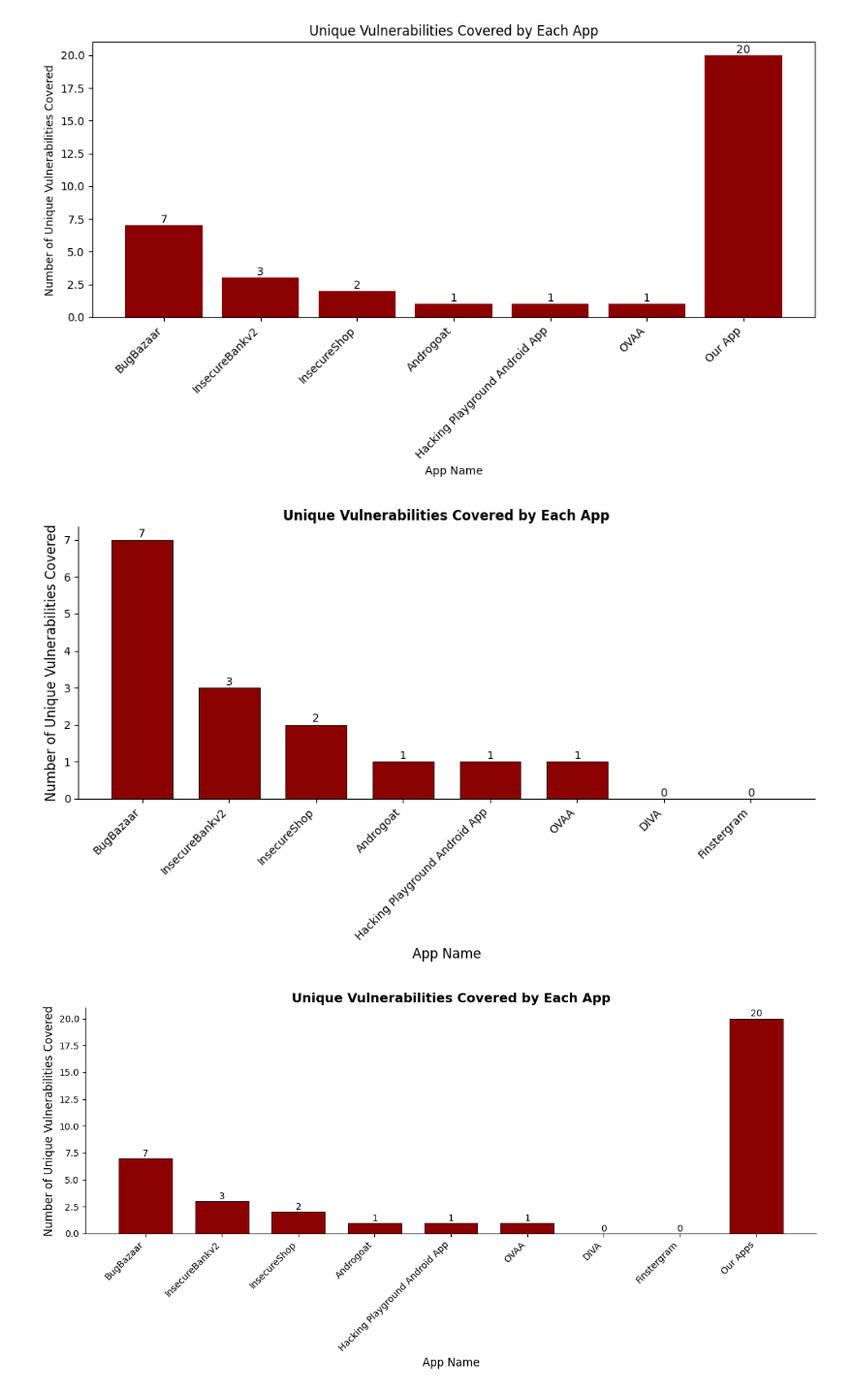
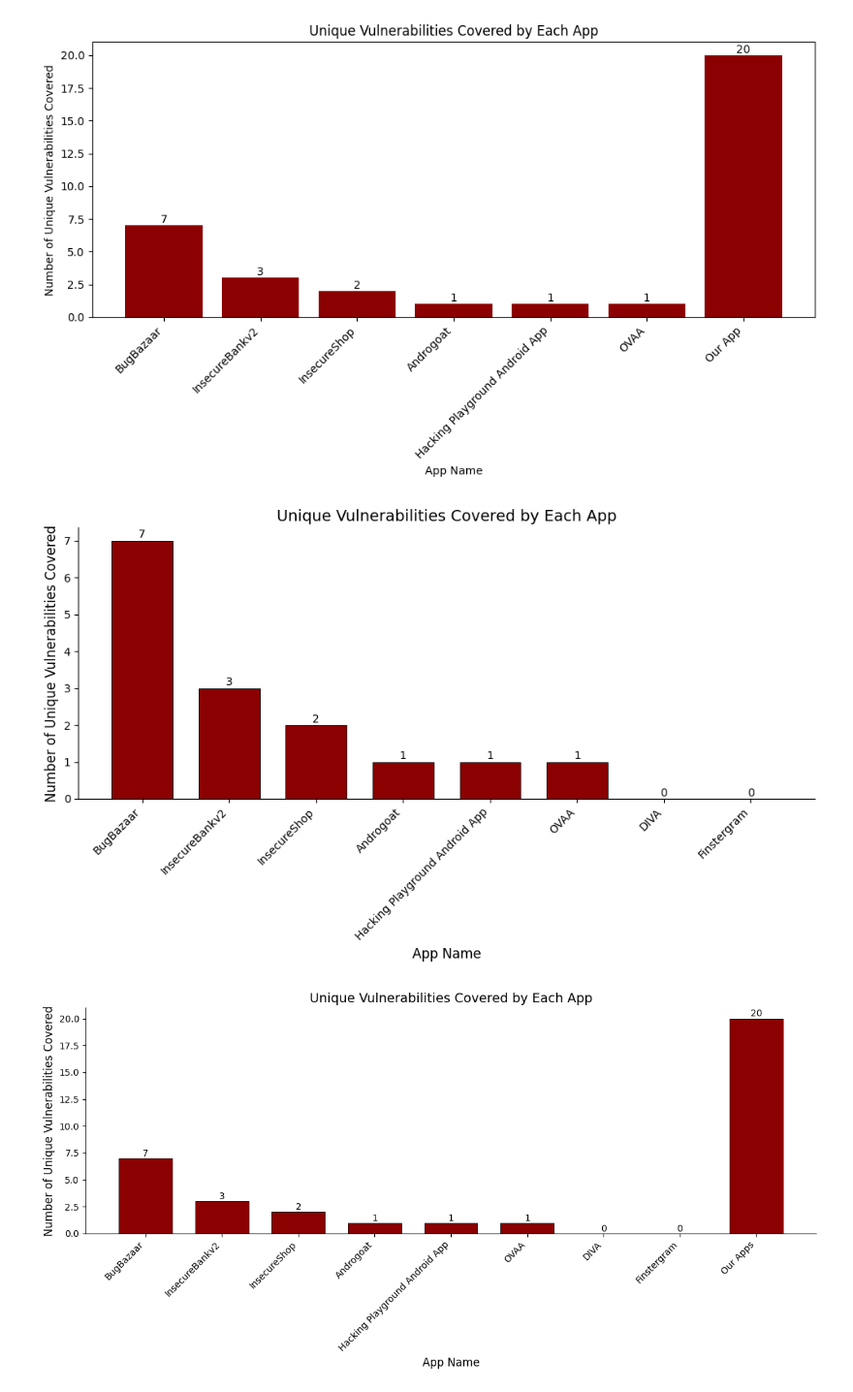
Before and after one commit to domi-cmd/Reference_Application_for_OWASP_MASTG, a Jupyter notebook: dev_documents/seminar_thesis/reference_apps/data_manipulation/coverage_per_app.ipynb, the cells around one changed output. Shown at 97% size. Saved outputs shown, nothing was run; the diff lists cells and outputs as text; code cells hidden in the pictures.

```diff
--- a/dev_documents/seminar_thesis/reference_apps/data_manipulation/coverage_per_app.ipynb
+++ b/dev_documents/seminar_thesis/reference_apps/data_manipulation/coverage_per_app.ipynb
@@ -133,7 +133,7 @@ for bar in bars:
     )
 
 # Styling
-plt.title('Unique Vulnerabilities Covered by Each App', fontsize=12, weight="bold")
+plt.title('Unique Vulnerabilities Covered by Each App', fontsize=14)
 plt.ylabel('Number of Unique Vulnerabilities Covered', fontsize=12)
 plt.xlabel('App Name', fontsize=12)
 
@@ -147,39 +147,39 @@ plt.savefig("../plots/coverage_per_app/unique_without_own_app.png", dpi=300, bbo
 
 plt.show()
 # %% [output]
-[figure, old version]
+[figure, new version]
 # %%
 app_unique_counts['Our Apps'] = 20
 
 # Step 6: Plot
 plt.figure(figsize=(12,6))
 bars = plt.bar(app_unique_counts.index, app_unique_counts.values, color='darkred', width=0.7, edgecolor="black", linewidth=0.6)
 
 # Add counts above each bar
 for bar in bars:
     height = bar.get_height()
     plt.text(
         bar.get_x() + bar.get_width()/2,  # x-position: center of the bar
         height + 0.01,                     # y-position: just above the bar
         str(int(height)),                  # label: the count
         ha='center', va='bottom', fontsize=10
     )
 
 # Styling
 plt.ylabel('Number of Unique Vulnerabilities Covered', fontsize=12)
 plt.xlabel('App Name', fontsize=12)
-plt.title('Unique Vulnerabilities Covered by Each App', fontsize=14, weight='bold')
+plt.title('Unique Vulnerabilities Covered by Each App', fontsize=14)
 plt.xticks(rotation=45, ha='right')
 plt.gca().spines[["top", "right"]].set_visible(False)
 
 plt.tight_layout()
 
 
 plt.savefig("../plots/coverage_per_app/unique_with_own_app.png", dpi=300, bbox_inches="tight")
 
 plt.show()
 # %% [output]
-[figure, old version]
+[figure, new version]
 # %%
 # Load the CSVs
 all_vuln_df = pd.read_csv("../data/checklist_data_cleaned.csv")
```
Also changed, not shown: parts of 1 cell of this notebook, 7 other files.
